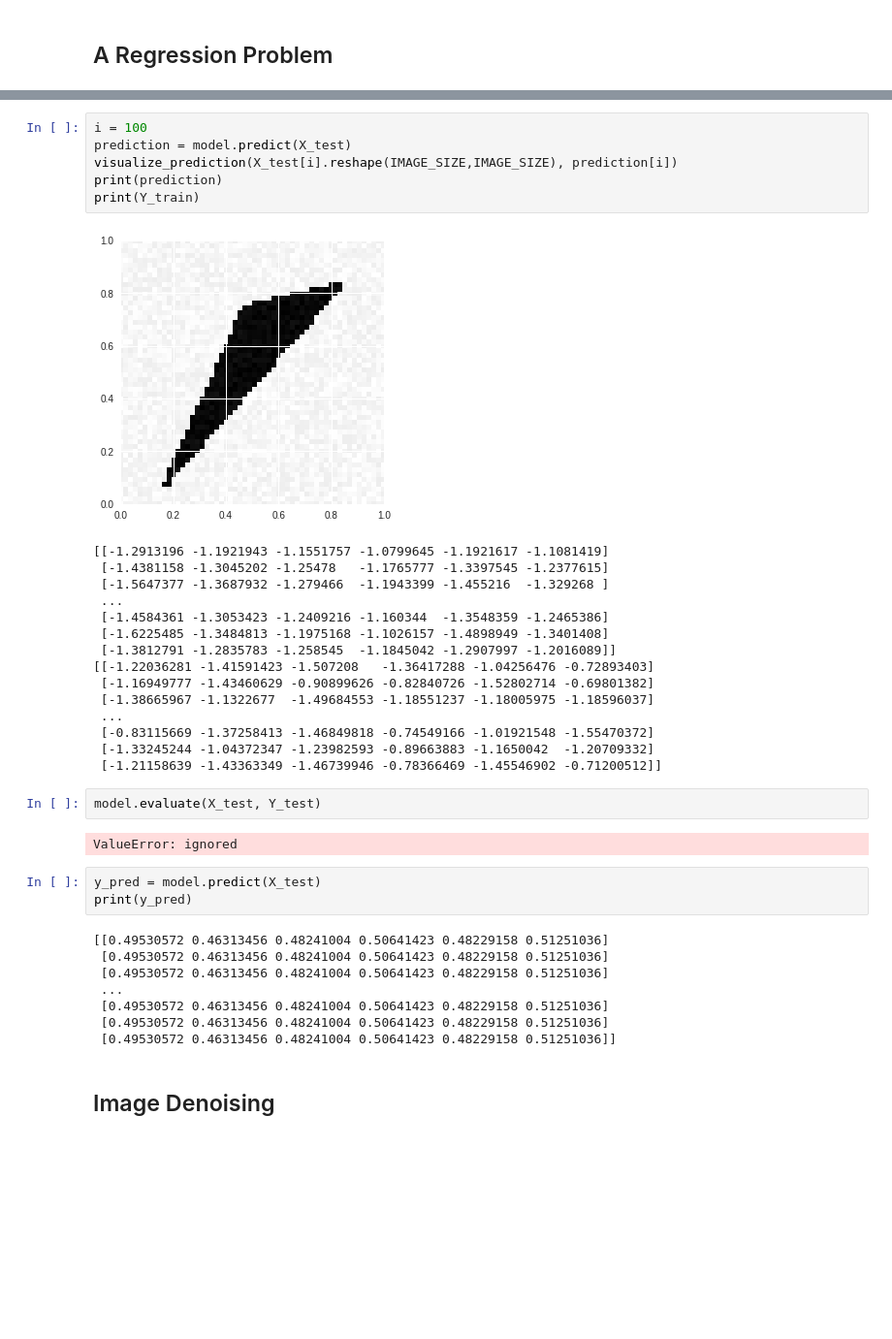
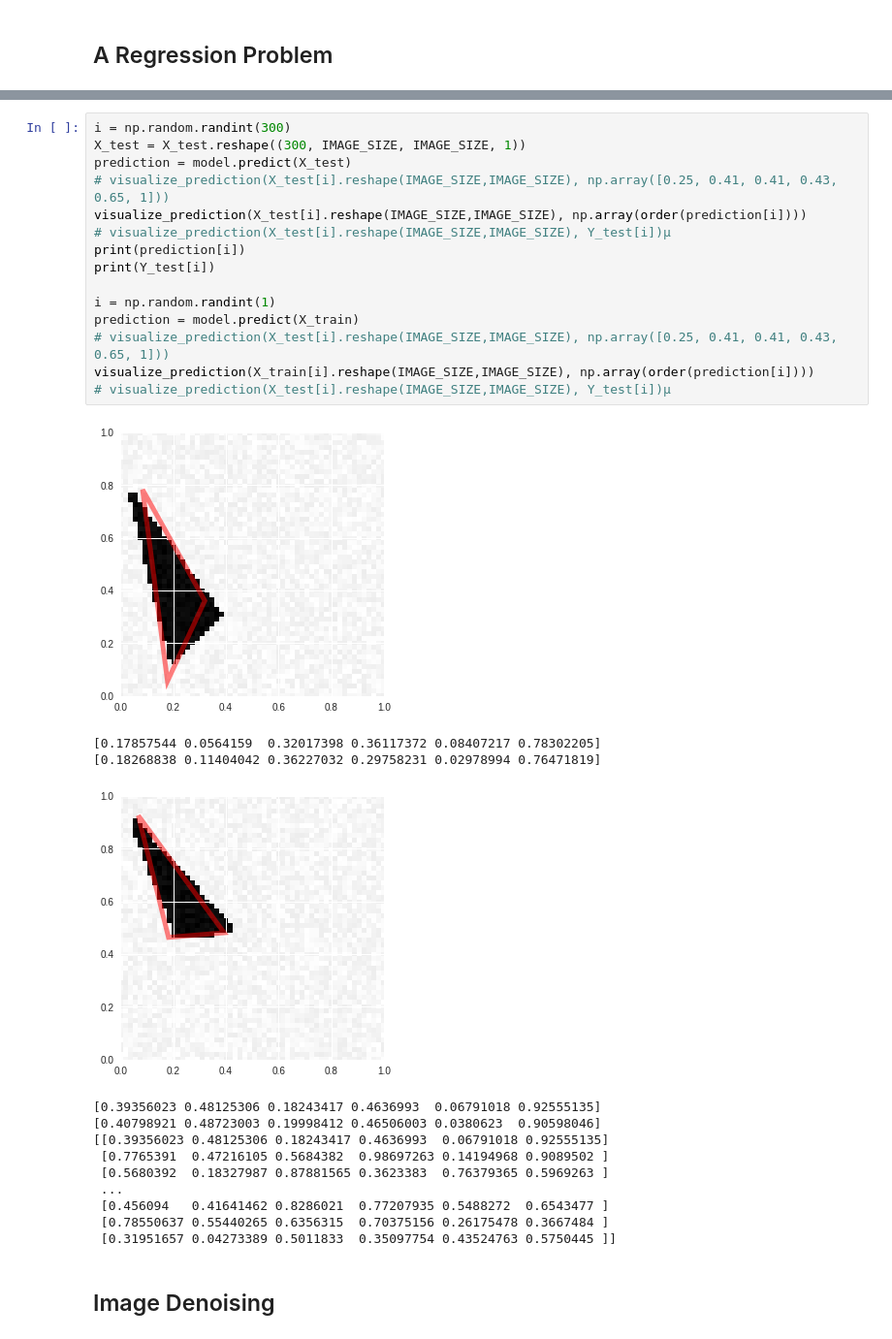
Before and after one commit to AmineKheldouni/Deep-Learning, a Jupyter notebook: MP1 - DNN classification, regression & image denoising/TP1_Deep_Learning.ipynb, the cells around one changed output, grey strips where cells are left out. Shown at 97% size. Drawn from its saved outputs; the diff is of its cells as text; blank space fills up the shorter version.

```diff
--- a/MP1 - DNN classification, regression & image denoising/TP1_Deep_Learning.ipynb
+++ b/MP1 - DNN classification, regression & image denoising/TP1_Deep_Learning.ipynb
@@ -467,40 +531,32 @@ Epoch 50/50
-# %%
-i = 100
-prediction = model.predict(X_test)
-visualize_prediction(X_test[i].reshape(IMAGE_SIZE,IMAGE_SIZE), prediction[i])
-print(prediction)
-print(Y_train)
-# %% [output]
-[figure, removed]
-[[-1.2913196 -1.1921943 -1.1551757 -1.0799645 -1.1921617 -1.1081419]
- [-1.4381158 -1.3045202 -1.25478   -1.1765777 -1.3397545 -1.2377615]
- [-1.5647377 -1.3687932 -1.279466  -1.1943399 -1.455216  -1.329268 ]
- ...
- [-1.4584361 -1.3053423 -1.2409216 -1.160344  -1.3548359 -1.2465386]
- [-1.6225485 -1.3484813 -1.1975168 -1.1026157 -1.4898949 -1.3401408]
- [-1.3812791 -1.2835783 -1.258545  -1.1845042 -1.2907997 -1.2016089]]
-[[-1.22036281 -1.41591423 -1.507208   -1.36417288 -1.04256476 -0.72893403]
- [-1.16949777 -1.43460629 -0.90899626 -0.82840726 -1.52802714 -0.69801382]
- [-1.38665967 -1.1322677  -1.49684553 -1.18551237 -1.18005975 -1.18596037]
- ...
- [-0.83115669 -1.37258413 -1.46849818 -0.74549166 -1.01921548 -1.55470372]
- [-1.33245244 -1.04372347 -1.23982593 -0.89663883 -1.1650042  -1.20709332]
- [-1.21158639 -1.43363349 -1.46739946 -0.78366469 -1.45546902 -0.71200512]]
-# %%
-model.evaluate(X_test, Y_test)
-# %% [output]
-ValueError: ignored
-# %%
-y_pred = model.predict(X_test)
-print(y_pred)
-# %% [output]
-[[0.49530572 0.46313456 0.48241004 0.50641423 0.48229158 0.51251036]
- [0.49530572 0.46313456 0.48241004 0.50641423 0.48229158 0.51251036]
- [0.49530572 0.46313456 0.48241004 0.50641423 0.48229158 0.51251036]
- ...
- [0.49530572 0.46313456 0.48241004 0.50641423 0.48229158 0.51251036]
- [0.49530572 0.46313456 0.48241004 0.50641423 0.48229158 0.51251036]
- [0.49530572 0.46313456 0.48241004 0.50641423 0.48229158 0.51251036]]
+# %%
+i = np.random.randint(300)
+X_test = X_test.reshape((300, IMAGE_SIZE, IMAGE_SIZE, 1))
+prediction = model.predict(X_test)
+# visualize_prediction(X_test[i].reshape(IMAGE_SIZE,IMAGE_SIZE), np.array([0.25, 0.41, 0.41, 0.43, 0.65, 1]))
+visualize_prediction(X_test[i].reshape(IMAGE_SIZE,IMAGE_SIZE), np.array(order(prediction[i])))
+# visualize_prediction(X_test[i].reshape(IMAGE_SIZE,IMAGE_SIZE), Y_test[i])µ
+print(prediction[i])
+print(Y_test[i])
+
+i = np.random.randint(1)
+prediction = model.predict(X_train)
+# visualize_prediction(X_test[i].reshape(IMAGE_SIZE,IMAGE_SIZE), np.array([0.25, 0.41, 0.41, 0.43, 0.65, 1]))
+visualize_prediction(X_train[i].reshape(IMAGE_SIZE,IMAGE_SIZE), np.array(order(prediction[i])))
+# visualize_prediction(X_test[i].reshape(IMAGE_SIZE,IMAGE_SIZE), Y_test[i])µ
+# %% [output]
+[figure, added]
+[0.17857544 0.0564159  0.32017398 0.36117372 0.08407217 0.78302205]
+[0.18268838 0.11404042 0.36227032 0.29758231 0.02978994 0.76471819]
+[figure, added]
+[0.39356023 0.48125306 0.18243417 0.4636993  0.06791018 0.92555135]
+[0.40798921 0.48723003 0.19998412 0.46506003 0.0380623  0.90598046]
+[[0.39356023 0.48125306 0.18243417 0.4636993  0.06791018 0.92555135]
+ [0.7765391  0.47216105 0.5684382  0.98697263 0.14194968 0.9089502 ]
+ [0.5680392  0.18327987 0.87881565 0.3623383  0.76379365 0.5969263 ]
+ ...
+ [0.456094   0.41641462 0.8286021  0.77207935 0.5488272  0.6543477 ]
+ [0.78550637 0.55440265 0.6356315  0.70375156 0.26175478 0.3667484 ]
+ [0.31951657 0.04273389 0.5011833  0.35097754 0.43524763 0.5750445 ]]
 # %% [markdown]
 ## Image Denoising
 # %%
```
Also changed, not shown: parts of 5 cells of this notebook.
